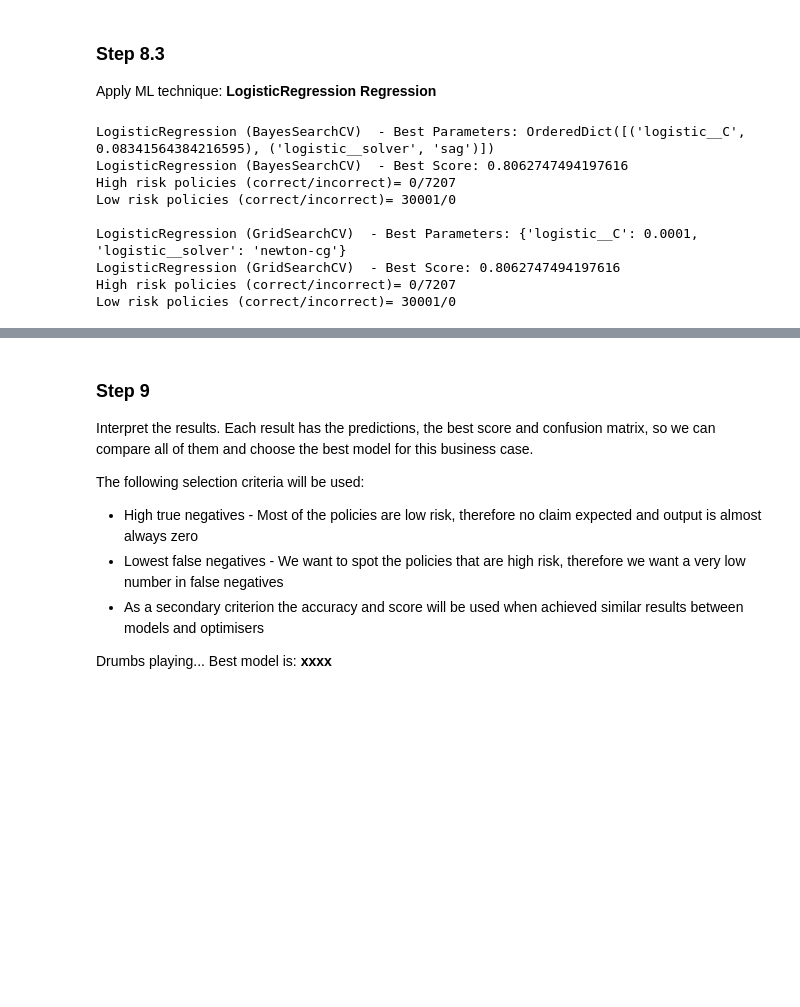
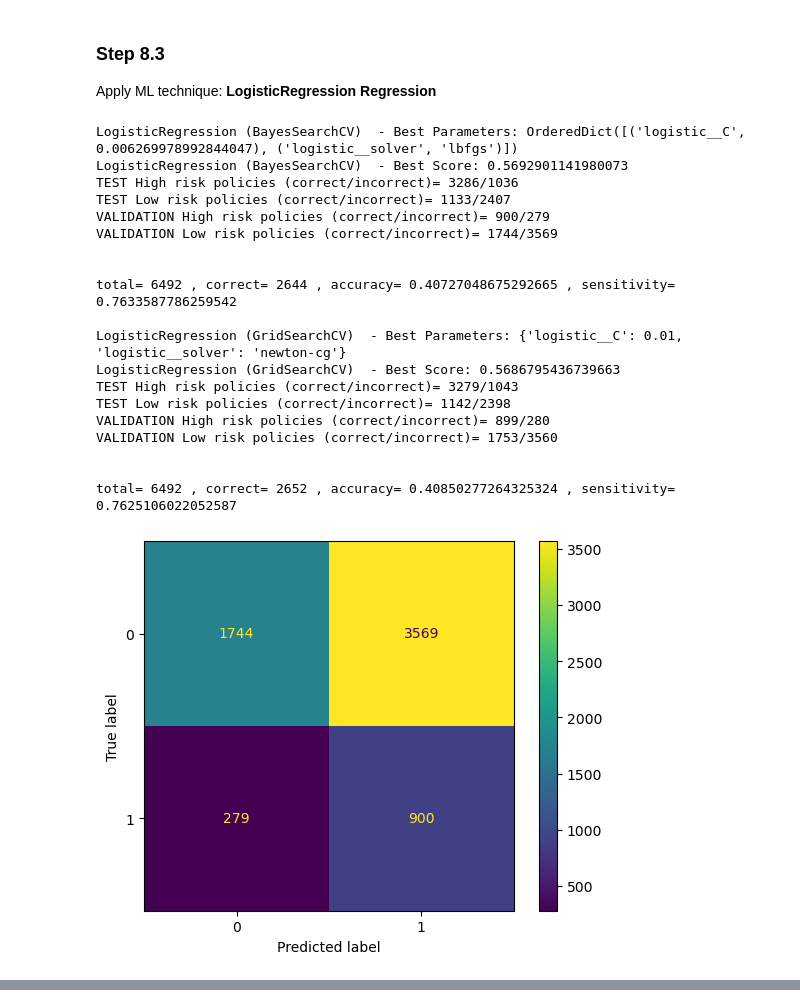
Before and after one commit to vhar19/Capstone, a Jupyter notebook: capstone.ipynb, the cells around one changed output, grey strips where cells are left out. Drawn from its saved outputs; the diff is of its cells as text; code cells hidden in the pictures; blank space fills up the shorter version.

```diff
--- a/capstone.ipynb
+++ b/capstone.ipynb
@@ -589,11 +835,7 @@ from sklearn.linear_model import LogisticRegression
 from sklearn.preprocessing import StandardScaler
 
 
-X_train3 = pd.get_dummies(X_train, dtype= int)
-
-X_test3 =  pd.get_dummies(X_test, dtype= int)
-
-def run_grid_search_logistic_regression(Xtrain, Xtest):
+def run_grid_search_logistic_regression():
     param_grid = {
         'logistic__C': [0.0001, 0.001, 0.01, 0.1, 1, 10, 100, 1000, 10000, 100000, 1000000],  # Regularization strength
         'logistic__solver': ['newton-cg', 'lbfgs', 'liblinear', 'sag', 'saga']
@@ -611,55 +853,76 @@ def run_grid_search_logistic_regression(Xtrain, Xtest):
         n_jobs=-1
     )
 
-    grid_search.fit(Xtrain, y_train)
+    grid_search.fit(X_train, y_train)
 
-    y_pred = grid_search.predict(Xtest)
+    y_pred = grid_search.predict(X_test)
 
-    return ModelResult(y_pred, grid_search.best_params_, grid_search.best_score_, "LogisticRegression (GridSearchCV)")
+    y_predval = grid_search.predict(X_validation)
+
+    return ModelResult(y_pred, y_predval, grid_search.best_params_, grid_search.best_score_, "LogisticRegression (GridSearchCV)")
 
 
 
-def run_bayes_optimisation_logistic_regression(Xtrain, Xtest):
+def run_bayes_optimisation_logistic_regression():
     search_space = {
        'logistic__C': (1e-6, 1e+6, 'log-uniform'),  # Regularization strength
         'logistic__solver': ['newton-cg', 'lbfgs', 'liblinear', 'sag', 'saga']
     }
 
     pipeline = Pipeline([
         ('scaler', StandardScaler()),
         ('logistic', LogisticRegression())
     ])
 
     bayes_search = BayesSearchCV(
         estimator=pipeline,
         search_spaces=search_space,
         n_iter=32,
         cv=5,
         random_state=42,
         n_jobs=-1
     )
 
-    bayes_search.fit(Xtrain, y_train)
+    bayes_search.fit(X_train, y_train)
 
-    y_pred = bayes_search.predict(Xtest)
+    y_pred = bayes_search.predict(X_test)
 
-    return ModelResult(y_pred, bayes_search.best_params_, bayes_search.best_score_, "LogisticRegression (BayesSearchCV)")
+    y_predval = bayes_search.predict(X_validation)
+
+    return ModelResult(y_pred, y_predval, bayes_search.best_params_, bayes_search.best_score_, "LogisticRegression (BayesSearchCV)")
 
 
 
 
-log_result_bayes = run_bayes_optimisation_logistic_regression(X_train3, X_test3)
-log_result_bayes.print_results(y_test)
+log_result_bayes = run_bayes_optimisation_logistic_regression()
 
-log_result_gridsearch = run_grid_search_logistic_regression(X_train3, X_test3)
-log_result_gridsearch.print_results(y_test)
+log_result_bayes.print_results(y_test, y_validation)
+
+print_confusion_matrix(confusion_matrix(y_validation, log_result_bayes.y_predval))
+
+log_result_gridsearch = run_grid_search_logistic_regression()
+
+log_result_gridsearch.print_results(y_test, y_validation)
+
+print_confusion_matrix(confusion_matrix(y_validation, log_result_gridsearch.y_predval))
 # %% [output]
-LogisticRegression (BayesSearchCV)  - Best Parameters: OrderedDict([('logistic__C', 0.08341564384216595), ('logistic__solver', 'sag')])
-LogisticRegression (BayesSearchCV)  - Best Score: 0.8062747494197616
-High risk policies (correct/incorrect)= 0/7207
-Low risk policies (correct/incorrect)= 30001/0
+LogisticRegression (BayesSearchCV)  - Best Parameters: OrderedDict([('logistic__C', 0.006269978992844047), ('logistic__solver', 'lbfgs')])
+LogisticRegression (BayesSearchCV)  - Best Score: 0.5692901141980073
+TEST High risk policies (correct/incorrect)= 3286/1036
+TEST Low risk policies (correct/incorrect)= 1133/2407
+VALIDATION High risk policies (correct/incorrect)= 900/279
+VALIDATION Low risk policies (correct/incorrect)= 1744/3569
 
-LogisticRegression (GridSearchCV)  - Best Parameters: {'logistic__C': 0.0001, 'logistic__solver': 'newton-cg'}
-LogisticRegression (GridSearchCV)  - Best Score: 0.8062747494197616
-High risk policies (correct/incorrect)= 0/7207
-Low risk policies (correct/incorrect)= 30001/0
+
+total= 6492 , correct= 2644 , accuracy= 0.40727048675292665 , sensitivity= 0.7633587786259542
+
+LogisticRegression (GridSearchCV)  - Best Parameters: {'logistic__C': 0.01, 'logistic__solver': 'newton-cg'}
+LogisticRegression (GridSearchCV)  - Best Score: 0.5686795436739663
+TEST High risk policies (correct/incorrect)= 3279/1043
+TEST Low risk policies (correct/incorrect)= 1142/2398
+VALIDATION High risk policies (correct/incorrect)= 899/280
+VALIDATION Low risk policies (correct/incorrect)= 1753/3560
+
+
+total= 6492 , correct= 2652 , accuracy= 0.40850277264325324 , sensitivity= 0.7625106022052587
+[figure, added]
@@ -666,13 +929,0 @@ Low risk policies (correct/incorrect)= 30001/0
-# %% [markdown]
-### Step 9
-
-Interpret the results.  Each result has the predictions, the best score and confusion matrix, so we can compare all of them and choose the best model for this business case.
-
-
-The following selection criteria will be used:
-
-* High true negatives - Most of the policies are low risk, therefore no claim expected and output is almost always zero
-* Lowest false negatives - We want to spot the policies that are high risk, therefore we want a very low number in false negatives
-* As a secondary criterion the accuracy and score will be used when achieved similar results between models and optimisers
-
-Drumbs playing... Best model is:  __xxxx__
```
Also changed, not shown: parts of 29 cells of this notebook.
